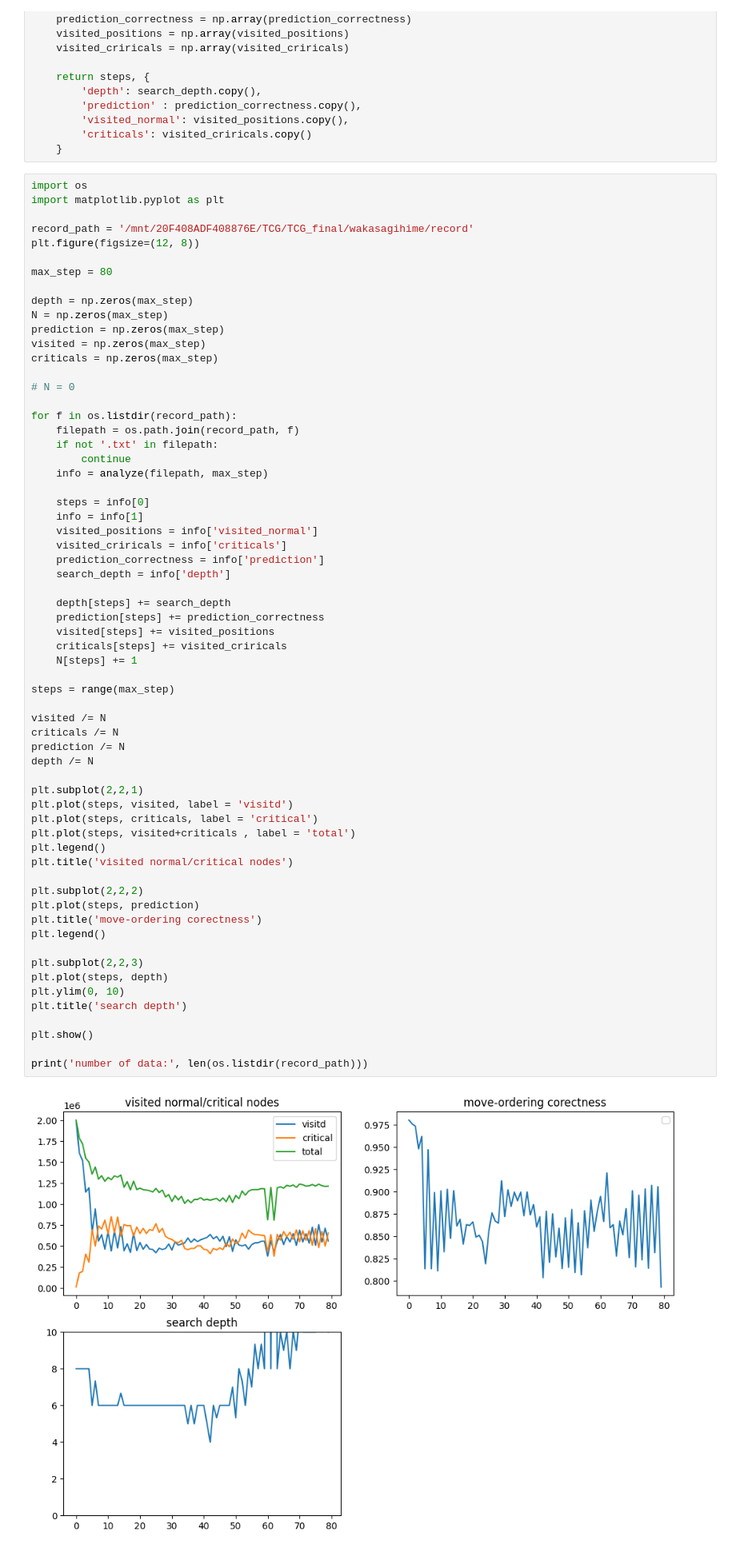
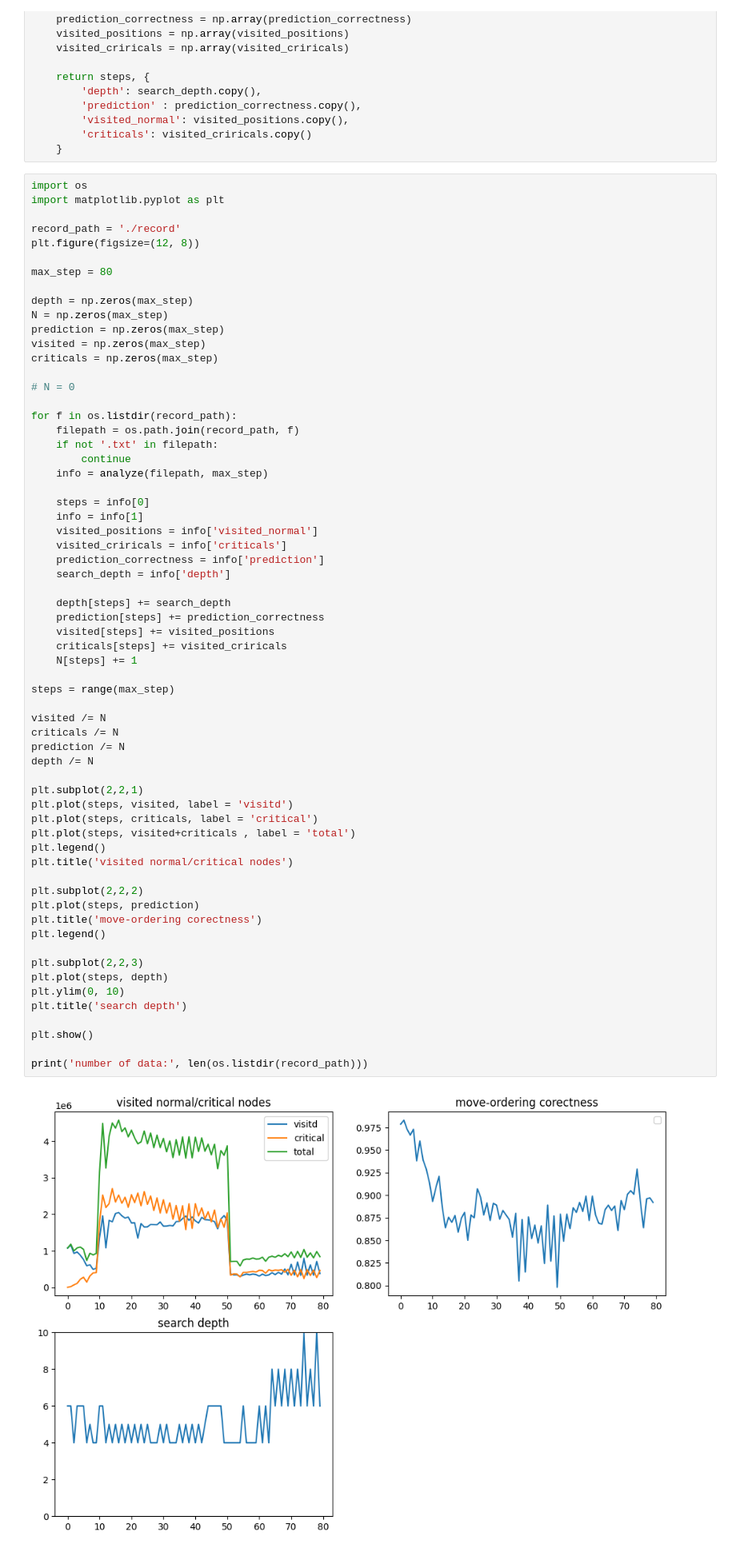
Before and after one commit to jf099005/TCG_final, a Jupyter notebook: wakasagihime/analyze.ipynb, the cells around one changed output. Shown: that part at 80% size. Saved outputs shown, nothing was run; the diff lists cells and outputs as text.

```diff
--- a/wakasagihime/analyze.ipynb
+++ b/wakasagihime/analyze.ipynb
@@ -82,7 +82,7 @@ def analyze(filepath, cut = 10000):
 import os
 import matplotlib.pyplot as plt
 
-record_path = '/mnt/20F408ADF408876E/TCG/TCG_final/wakasagihime/record'
+record_path = './record'
 plt.figure(figsize=(12, 8))
 
 max_step = 80
@@ -115,31 +115,31 @@ for f in os.listdir(record_path):
     N[steps] += 1
 
 steps = range(max_step)
 
 visited /= N
 criticals /= N
 prediction /= N
 depth /= N
 
 plt.subplot(2,2,1)
 plt.plot(steps, visited, label = 'visitd')
 plt.plot(steps, criticals, label = 'critical')
 plt.plot(steps, visited+criticals , label = 'total')
 plt.legend()
 plt.title('visited normal/critical nodes')
 
 plt.subplot(2,2,2)
 plt.plot(steps, prediction)
 plt.title('move-ordering corectness')
 plt.legend()
 
 plt.subplot(2,2,3)
 plt.plot(steps, depth)
 plt.ylim(0, 10)
 plt.title('search depth')
 
 plt.show()
 
 print('number of data:', len(os.listdir(record_path)))
 # %% [output]
-[figure, old version]
+[figure, new version]
```
Also changed, not shown: parts of 2 cells of this notebook, 22 other files.
